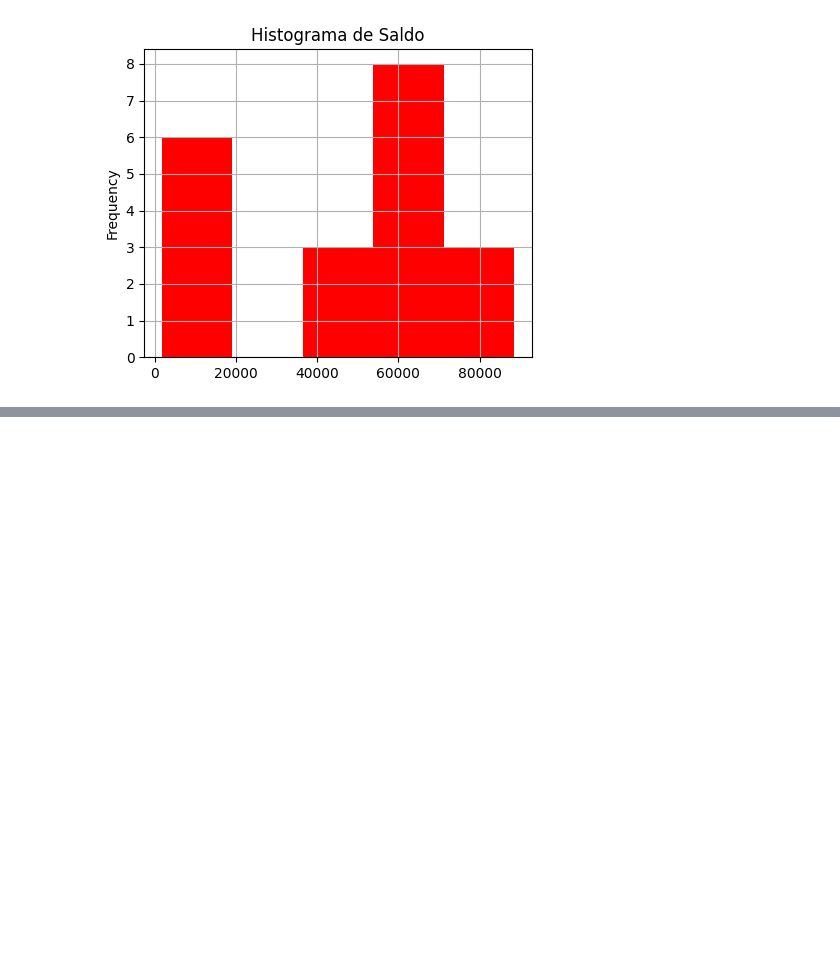
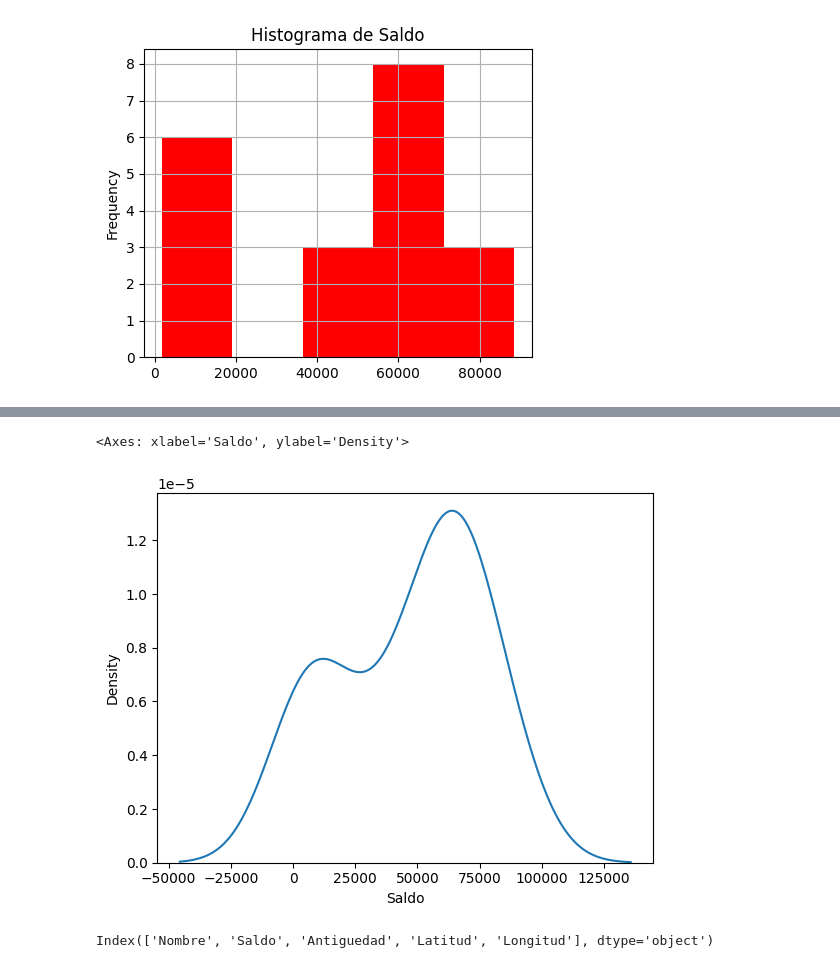
Before and after one commit to RalphCastellanosCouott/Curso-Inteligencia-Artificial, a Jupyter notebook: EDA_Apuntes_de_Clase.ipynb, the cells around one changed output, grey strips where cells are left out. Drawn from its saved outputs; the diff is of its cells as text; code cells hidden in the pictures; blank space fills up the shorter version.

```diff
--- a/EDA_Apuntes_de_Clase.ipynb
+++ b/EDA_Apuntes_de_Clase.ipynb
@@ -391,0 +421,12 @@ df.Saldo.iloc[13:18].plot(kind='pie')
+# %%
+import seaborn as sns
+
+# Equivalent to:
+sns.kdeplot(x = "Saldo", data = df)
+# %% [output]
+<Axes: xlabel='Saldo', ylabel='Density'>
+[figure, added]
+# %%
+df.columns
+# %% [output]
+Index(['Nombre', 'Saldo', 'Antiguedad', 'Latitud', 'Longitud'], dtype='object')
```
Also changed, not shown: parts of 5 cells of this notebook.
